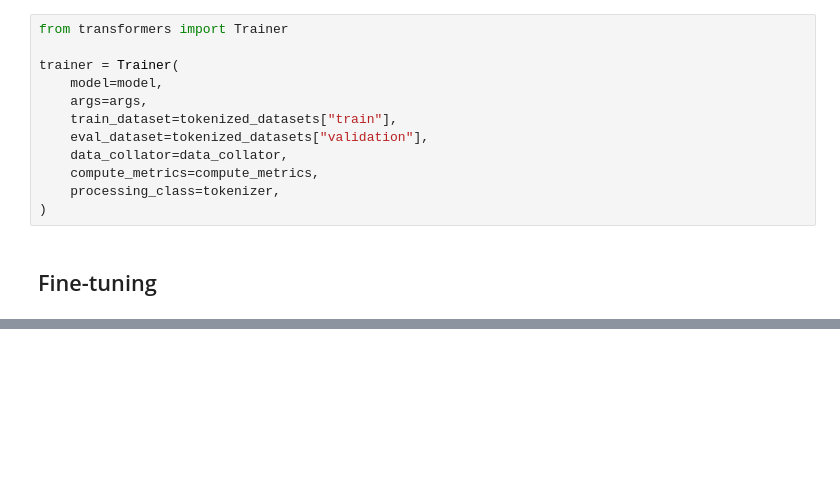
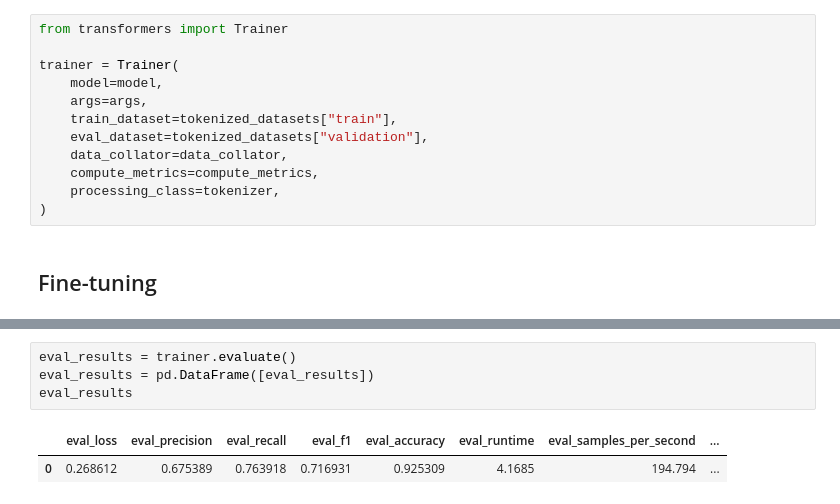
Before and after one commit to o-frolova/nlp-ner, a Jupyter notebook: notebook.ipynb, the cells around one changed output, grey strips where cells are left out. Drawn from its saved outputs; the diff is of its cells as text; blank space fills up the shorter version.

```diff
--- a/notebook.ipynb
+++ b/notebook.ipynb
@@ -434 +534,8 @@ trainer.train()
 ... (88 outputs left out)
+# %%
+eval_results = trainer.evaluate()
+eval_results = pd.DataFrame([eval_results])
+eval_results
+# %% [output]
+|  | eval_loss | eval_precision | eval_recall | eval_f1 | eval_accuracy | eval_runtime | eval_samples_per_second | ... |
+| 0 | 0.268612 | 0.675389 | 0.763918 | 0.716931 | 0.925309 | 4.1685 | 194.794 | ... |
```
Also changed, not shown: parts of 12 cells of this notebook, 1 other file.
